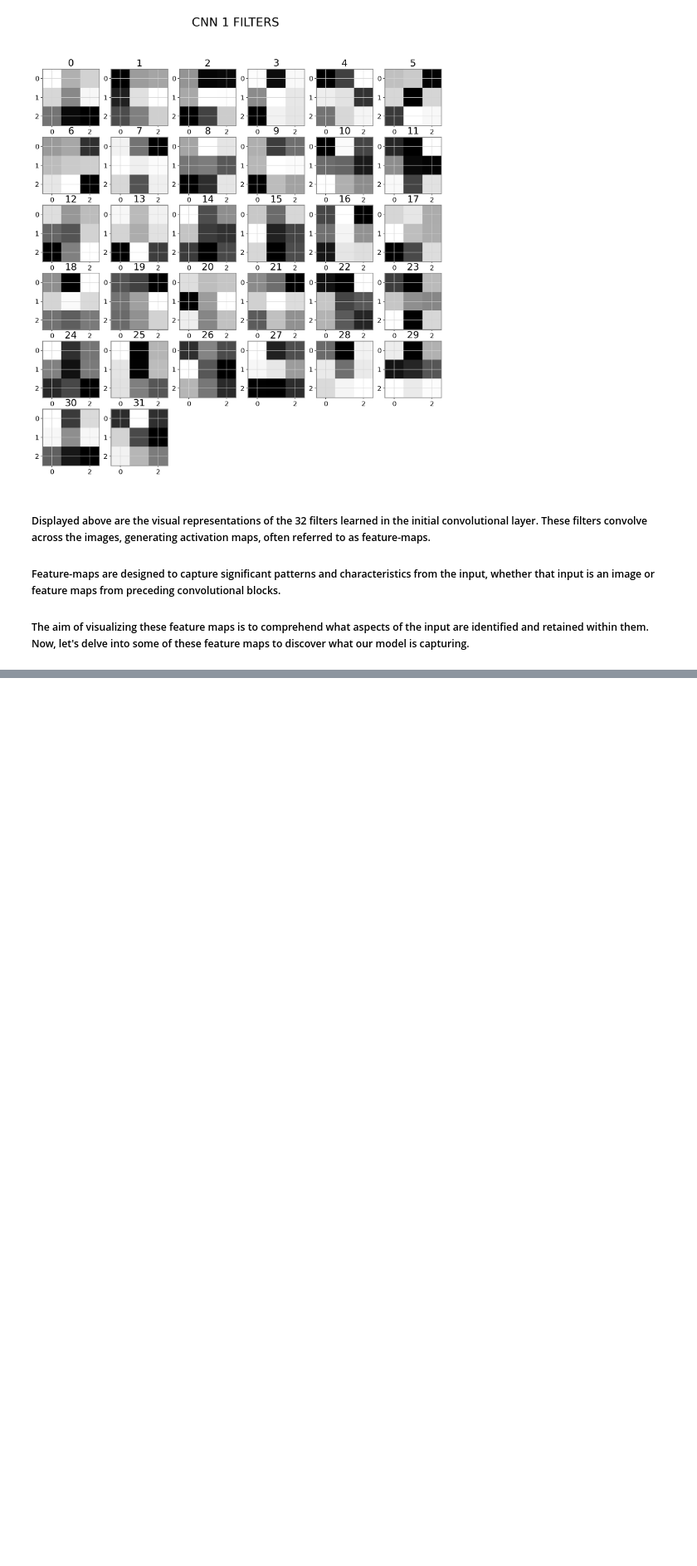
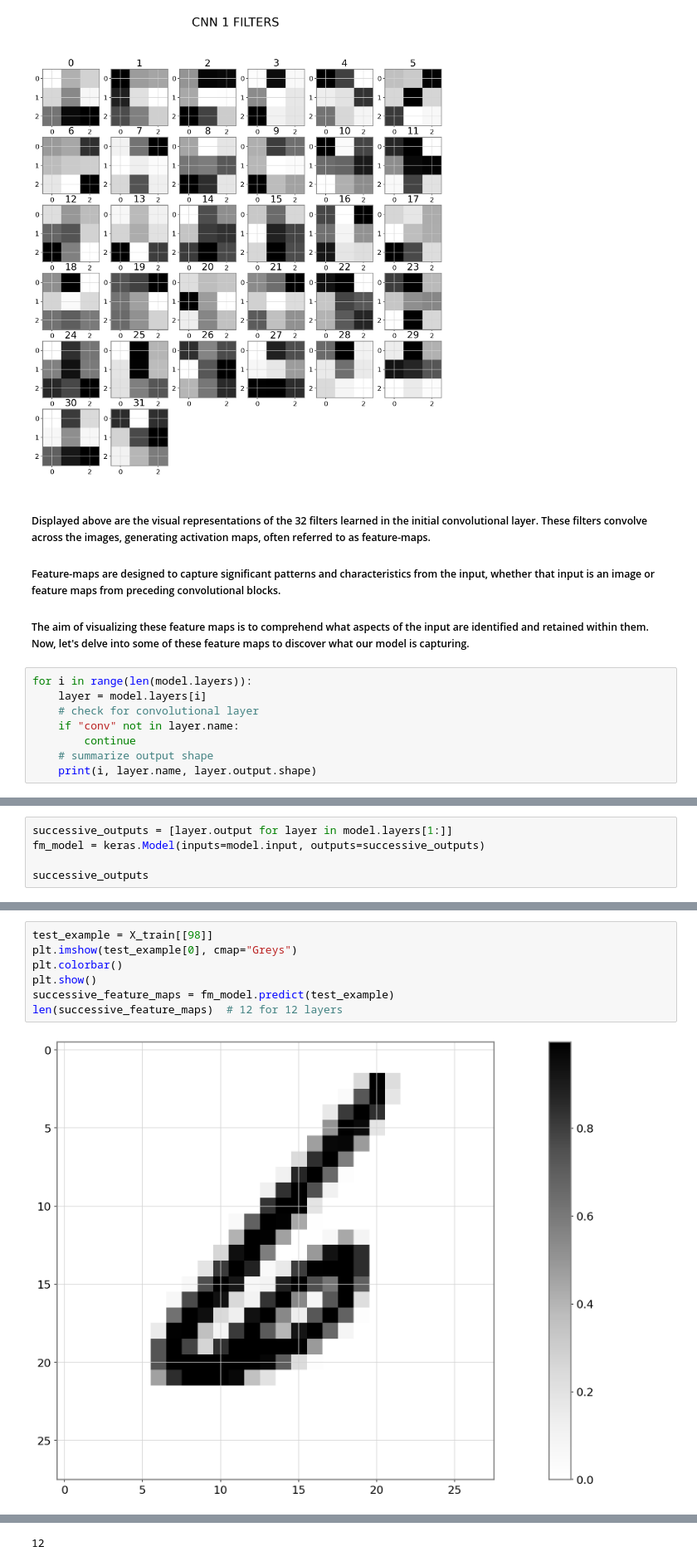
Before and after one commit to omid-sar/MNIST-Data--Digit-Recognizer-, a Jupyter notebook: notebooks/model_experients_results.ipynb, the cells around one changed output, grey strips where cells are left out. Shown at 83% size. Saved outputs shown, nothing was run; the diff lists cells and outputs as text; blank space fills up the shorter version.

```diff
--- a/notebooks/model_experients_results.ipynb
+++ b/notebooks/model_experients_results.ipynb
@@ -148,3 +149,11 @@ plt.show()
 ##### Feature-maps are designed to capture significant patterns and characteristics from the input, whether that input is an image or feature maps from preceding convolutional blocks.
 
 ##### The aim of visualizing these feature maps is to comprehend what aspects of the input are identified and retained within them. Now, let's delve into some of these feature maps to discover what our model is capturing.
+# %%
+for i in range(len(model.layers)):
+    layer = model.layers[i]
+    # check for convolutional layer
+    if "conv" not in layer.name:
+        continue
+    # summarize output shape
+    print(i, layer.name, layer.output.shape)
@@ -150,0 +163,5 @@ plt.show()
+# %%
+successive_outputs = [layer.output for layer in model.layers[1:]]
+fm_model = keras.Model(inputs=model.input, outputs=successive_outputs)
+
+successive_outputs
@@ -150,0 +181,9 @@ plt.show()
+# %%
+test_example = X_train[[98]]
+plt.imshow(test_example[0], cmap="Greys")
+plt.colorbar()
+plt.show()
+successive_feature_maps = fm_model.predict(test_example)
+len(successive_feature_maps)  # 12 for 12 layers
+# %% [output]
+[figure, added]
@@ -150,0 +191 @@ plt.show()
+12
```
Also changed, not shown: parts of 4 cells of this notebook.
